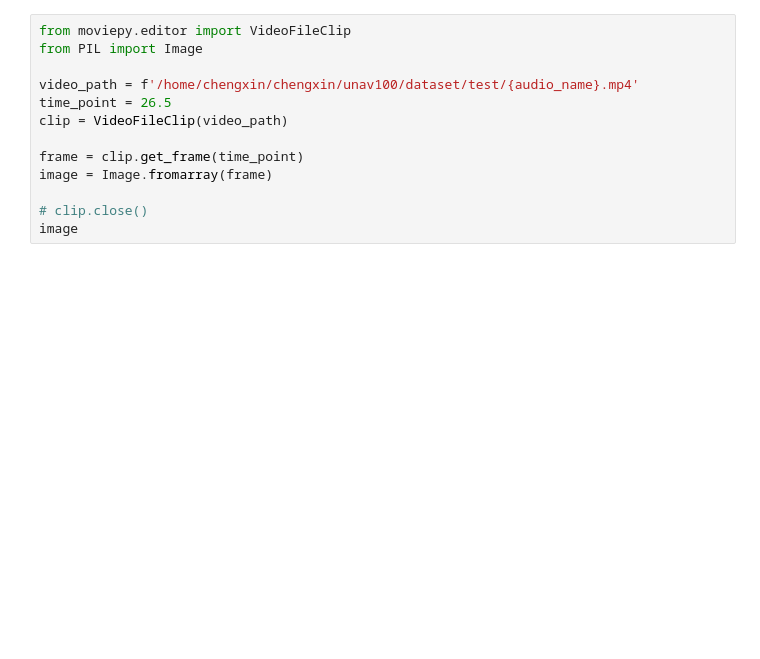
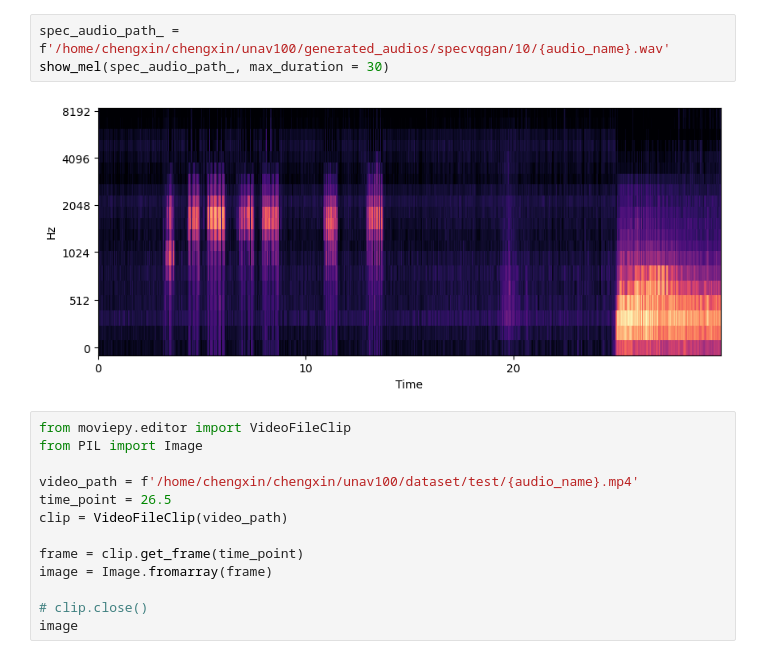
Before and after one commit to Ceaglex/stable-v2a, a Jupyter notebook: analyse.ipynb, the cells around one changed output. Cells and saved outputs as stored; diff of their text form; blank space fills up the shorter version.

```diff
--- a/analyse.ipynb
+++ b/analyse.ipynb
@@ -71,6 +75,11 @@ display_audio.Audio(fc_audio_path_)
 [figure]
 [figure]
 [interactive output not drawn]
+# %%
+spec_audio_path_ = f'/home/chengxin/chengxin/unav100/generated_audios/specvqgan/10/{audio_name}.wav'
+show_mel(spec_audio_path_, max_duration = 30)
+# %% [output]
+[figure, added]
 # %%
 from moviepy.editor import VideoFileClip
 from PIL import Image
```
Also changed, not shown: parts of 2 cells of this notebook, 8 other files.
